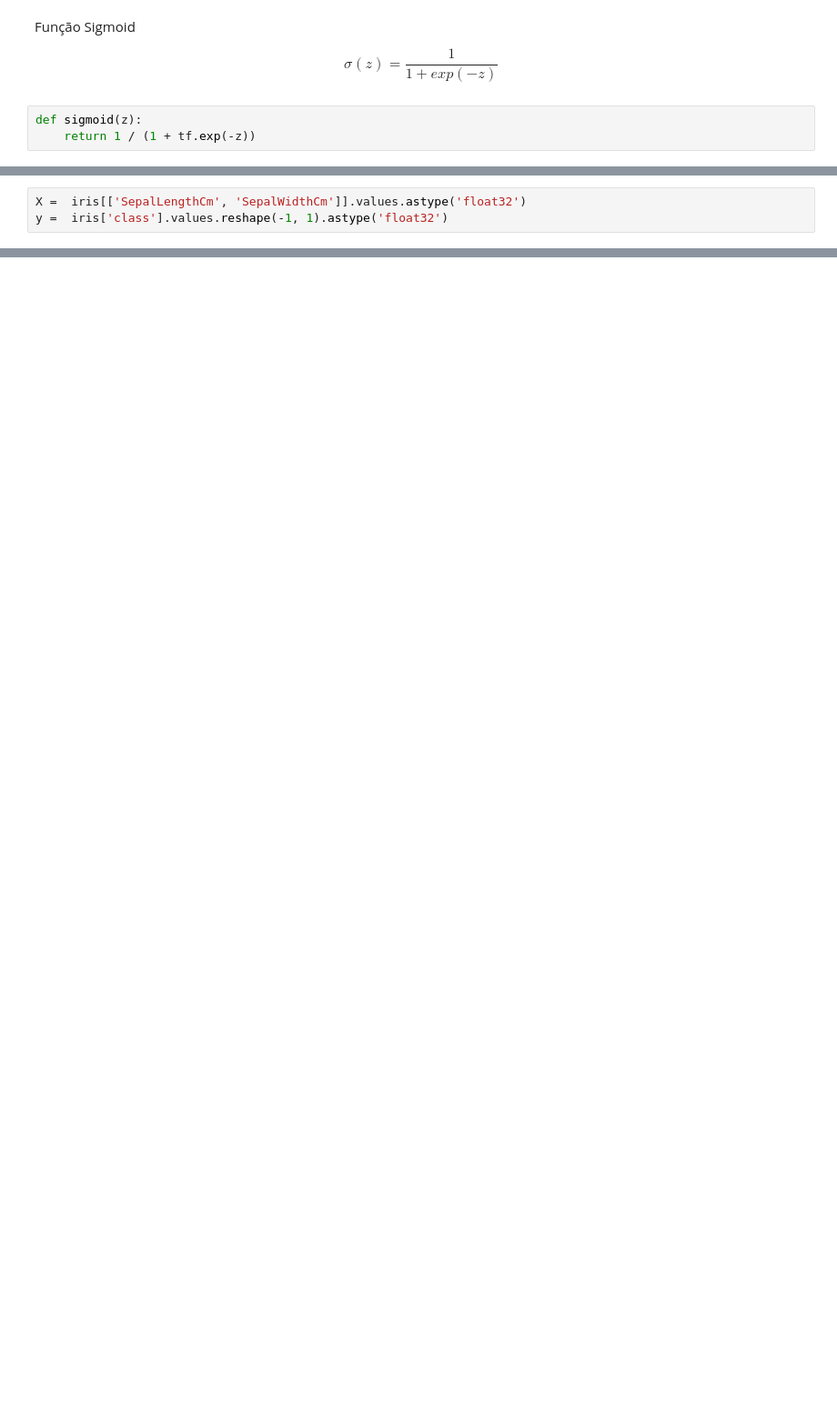
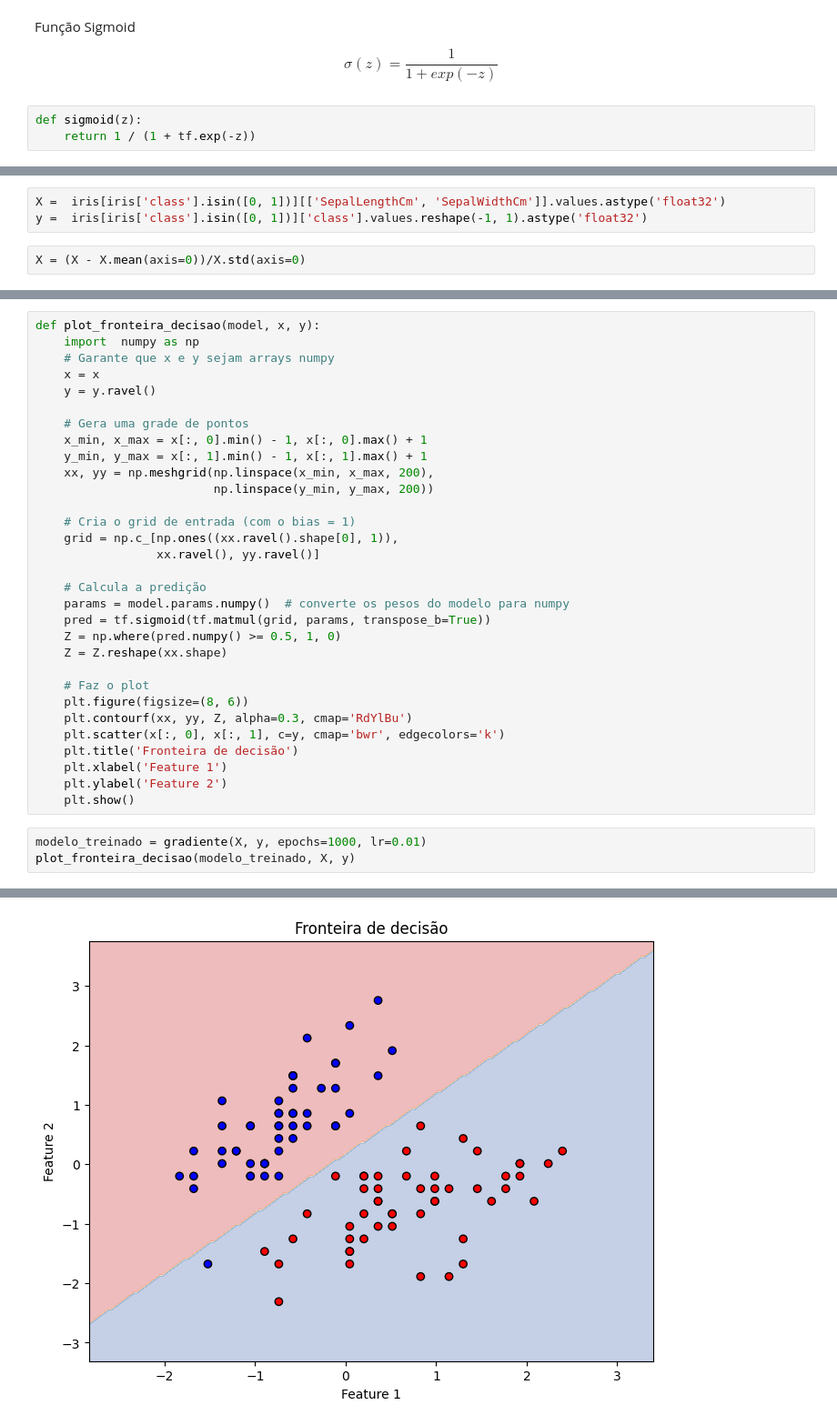
Before and after one commit to kaladabrio2020/ck0193-aprendizado-de-maquina, a Jupyter notebook: parte4-regressao-logistica.ipynb, the cells around one changed output, grey strips where cells are left out. Shown at 91% size. Saved outputs shown, nothing was run; the diff lists cells and outputs as text; blank space fills up the shorter version.

```diff
--- a/parte4-regressao-logistica.ipynb
+++ b/parte4-regressao-logistica.ipynb
@@ -94,5 +111,7 @@ a.params.assign_add
 # %%
-X =  iris[['SepalLengthCm', 'SepalWidthCm']].values.astype('float32')
-y =  iris['class'].values.reshape(-1, 1).astype('float32')
+X =  iris[iris['class'].isin([0, 1])][['SepalLengthCm', 'SepalWidthCm']].values.astype('float32')
+y =  iris[iris['class'].isin([0, 1])]['class'].values.reshape(-1, 1).astype('float32')
+# %%
+X = (X - X.mean(axis=0))/X.std(axis=0)
 # %%
 model_result = gradiente(x=X, y=y, name_model='logistic', epochs=1000, lr=0.01)
@@ -98,0 +122,35 @@ model_result = gradiente(x=X, y=y, name_model='logistic', epochs=1000, lr=0.01)
+# %%
+def plot_fronteira_decisao(model, x, y):
+    import  numpy as np
+    # Garante que x e y sejam arrays numpy
+    x = x
+    y = y.ravel()
+
+    # Gera uma grade de pontos
+    x_min, x_max = x[:, 0].min() - 1, x[:, 0].max() + 1
+    y_min, y_max = x[:, 1].min() - 1, x[:, 1].max() + 1
+    xx, yy = np.meshgrid(np.linspace(x_min, x_max, 200),
+                         np.linspace(y_min, y_max, 200))
+
+    # Cria o grid de entrada (com o bias = 1)
+    grid = np.c_[np.ones((xx.ravel().shape[0], 1)),
+                 xx.ravel(), yy.ravel()]
+
+    # Calcula a predição
+    params = model.params.numpy()  # converte os pesos do modelo para numpy
+    pred = tf.sigmoid(tf.matmul(grid, params, transpose_b=True))
+    Z = np.where(pred.numpy() >= 0.5, 1, 0)
+    Z = Z.reshape(xx.shape)
+
+    # Faz o plot
+    plt.figure(figsize=(8, 6))
+    plt.contourf(xx, yy, Z, alpha=0.3, cmap='RdYlBu')
+    plt.scatter(x[:, 0], x[:, 1], c=y, cmap='bwr', edgecolors='k')
+    plt.title('Fronteira de decisão')
+    plt.xlabel('Feature 1')
+    plt.ylabel('Feature 2')
+    plt.show()
+# %%
+modelo_treinado = gradiente(X, y, epochs=1000, lr=0.01)
+plot_fronteira_decisao(modelo_treinado, X, y)
+# %% [output]
@@ -98,0 +160 @@ model_result = gradiente(x=X, y=y, name_model='logistic', epochs=1000, lr=0.01)
+[figure, added]
```
Also changed, not shown: parts of 21 cells of this notebook, 34 other files.
